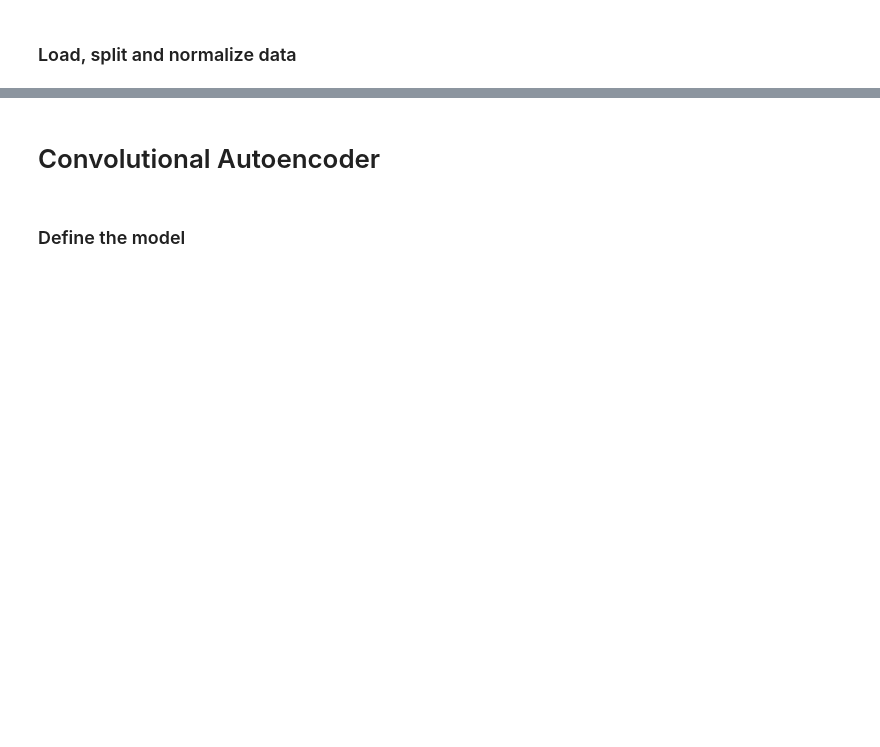
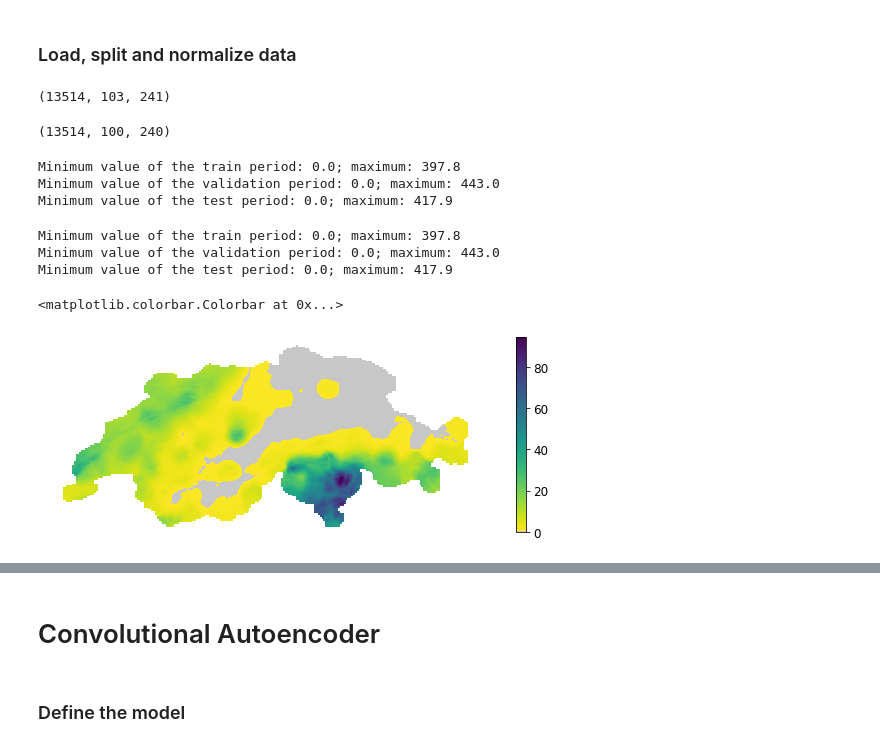
Before and after one commit to ML-precip/cas-aml-subprojects, a Jupyter notebook: M3_Visualization_AE.ipynb, the cells around one changed output, grey strips where cells are left out. Drawn from its saved outputs; the diff is of its cells as text; code cells hidden in the pictures; blank space fills up the shorter version.

```diff
--- a/M3_Visualization_AE.ipynb
+++ b/M3_Visualization_AE.ipynb
@@ -93,46 +195,64 @@ prec_test = prec.sel(time=slice('{}-01-01'.format(YY_TEST[0]), '{}-12-31'.format
 X_train_full = prec_train_full.RhiresD.to_numpy()
 X_test = prec_test.RhiresD.to_numpy()
 
-# Adding the channel dimension
-X_train_full = np.expand_dims(X_train_full, axis=3)
-X_test = np.expand_dims(X_test, axis=3)
-
 X_train_full.shape
+# %% [output]
+(13514, 103, 241)
 # %%
 # Flip latitude axis
 X_train_full = np.flip(X_train_full, axis=1)
 X_test = np.flip(X_test, axis=1)
 # %%
-# Cut border to ease use in CNN
-X_train_full = X_train_full[:, 0:100, 0:240, :]
-X_test = X_test[:, 0:100, 0:240, :]
+# Crop to ease use in CNN
+X_train_full = X_train_full[:, 0:100, 0:240]
+X_test = X_test[:, 0:100, 0:240]
 
 X_train_full.shape
+# %% [output]
+(13514, 100, 240)
 # %%
 # Value/nan mask
-mask = np.isnan(X_train_full[0,:,:,0])
+nan_mask = np.isnan(X_train_full[0,:,:])
 # %%
 # Split full training into training and validation sets (and shuffle)
 X_train, X_valid = train_test_split(X_train_full, test_size=0.25, random_state=42)
+# %%
+print(f'Minimum value of the train period: {np.nanmin(X_train)}; maximum: {np.nanmax(X_train):.1f}')
+print(f'Minimum value of the validation period: {np.nanmin(X_valid)}; maximum: {np.nanmax(X_valid):.1f}')
+print(f'Minimum value of the test period: {np.nanmin(X_test)}; maximum: {np.nanmax(X_test):.1f}')
+# %% [output]
+Minimum value of the train period: 0.0; maximum: 397.8
+Minimum value of the validation period: 0.0; maximum: 443.0
+Minimum value of the test period: 0.0; maximum: 417.9
 # %%
-# Normalize data
-X_mean = X_train.mean(axis=0, keepdims=True)
-X_std = X_train.std(axis=0, keepdims=True)
-#X_train = (X_train - X_mean) / X_std
-#X_valid = (X_valid - X_mean) / X_std
-#X_test = (X_test - X_mean) / X_std
+# Standarize data
+X_mean = X_train.mean(axis=0)
+X_std = X_train.std(axis=0)
+if DO_STANDARDIZE:
+    X_train = (X_train - X_mean) / X_std
+    X_valid = (X_valid - X_mean) / X_std
+    X_test = (X_test - X_mean) / X_std
+# %%
+print(f'Minimum value of the train period: {np.nanmin(X_train)}; maximum: {np.nanmax(X_train):.1f}')
+print(f'Minimum value of the validation period: {np.nanmin(X_valid)}; maximum: {np.nanmax(X_valid):.1f}')
+print(f'Minimum value of the test period: {np.nanmin(X_test)}; maximum: {np.nanmax(X_test):.1f}')
+# %% [output]
+Minimum value of the train period: 0.0; maximum: 397.8
+Minimum value of the validation period: 0.0; maximum: 443.0
+Minimum value of the test period: 0.0; maximum: 417.9
 # %%
 # Replace nans with 0s
 X_train = np.nan_to_num(X_train)
 X_valid = np.nan_to_num(X_valid)
 X_test = np.nan_to_num(X_test)
 # %%
-plt.figure(figsize=(8, 6))
-img = X_train[100,:,:,0]
-img[mask] = np.nan
-#cs = ax.contourf(x, y, img, clevs, cmap=cmap, norm=norm)
-plt.set_cmap('viridis_r')
-plt.imshow(img)
+plt.figure(figsize=(8, 3))
+img = rescale_img(X_train[100,:,:], nan_mask=nan_mask, std=X_std, mean=X_mean)
+plt.imshow(img, cmap=newcmp)
 plt.axis('off')
 plt.tight_layout()
+plt.colorbar()
+# %% [output]
+<matplotlib.colorbar.Colorbar at 0x...>
+[figure, added]
 # %%
```
Also changed, not shown: parts of 27 cells of this notebook.
